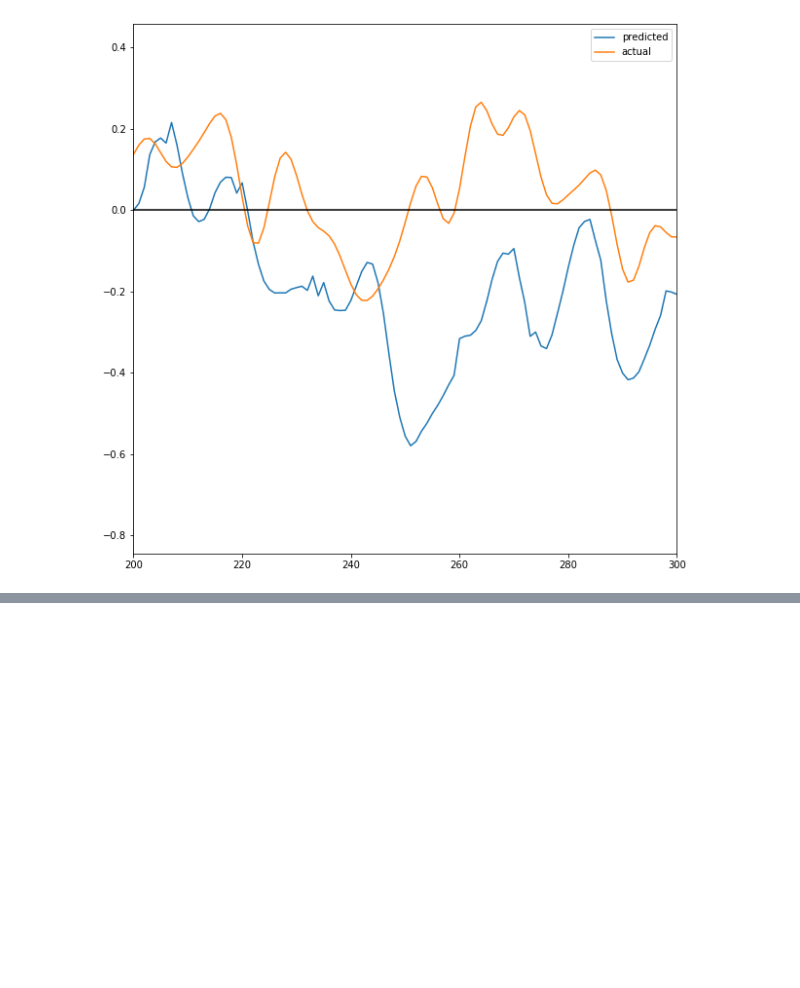
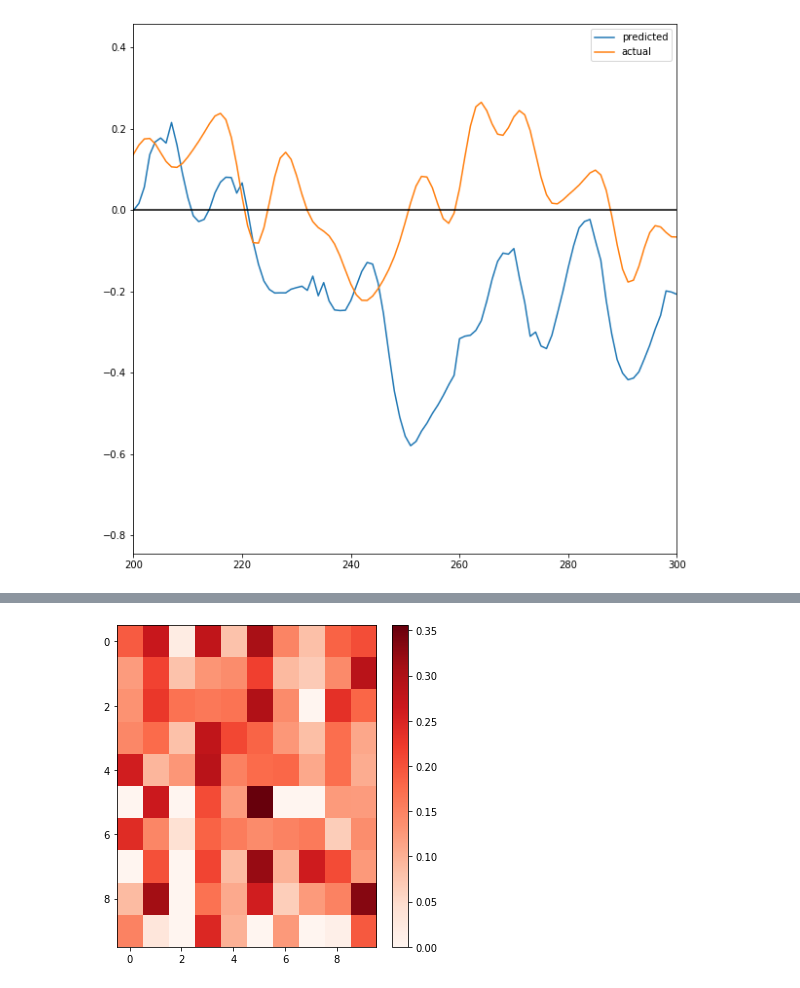
Before and after one commit to maansidesai/eeg_timit_classification, a Jupyter notebook: phonological_feature_classification_via_encoding.ipynb, the cells around one changed output, grey strips where cells are left out. Drawn from its saved outputs; the diff is of its cells as text; code cells hidden in the pictures; blank space fills up the shorter version.

Commit message:
after office hours

```diff
--- a/phonological_feature_classification_via_encoding.ipynb
+++ b/phonological_feature_classification_via_encoding.ipynb
@@ -243,0 +150,13 @@ plt.legend()
+# %%
+# split vStim by sn
+vStim_by_sn = dict()
+for sn in test_set:
+    vStim_temp = stim_dict[sn][0].T
+    vStim_by_sn[sn] = make_delayed(vStim_temp, delays)
+min_len = np.min([vStim_by_sn[sn].shape[0] for sn in vStim_by_sn.keys()])
+print(f"The shortest sentnce is {min_len} samples long")
+for key in vStim_by_sn.keys():
+    vStim_by_sn[key] = vStim_by_sn[key][:min_len,:]
+print("AFTER RESAMPLING:")
+for key in vStim_by_sn.keys():
+    print(key, vStim_by_sn[key].shape) # samp x chan
@@ -243,0 +176,23 @@ plt.legend()
+# %%
+fig = plt.figure(figsize=(5,5))
+correlations = np.zeros((len(test_set),len(test_set)))
+predictions = np.zeros((len(test_set),len(test_set)))
+
+for i,key1 in enumerate(test_set):
+    for ii,key2 in enumerate(test_set):
+        comparison = f'{key1}-{key2}'
+        correlations[i,ii] = predict_response(
+            weights, vStim_by_sn[key1], vResp_by_sn[key2])[0].mean()
+#     print(key, corr_by_sn[key].mean())
+plt.imshow(correlations,vmin=0,vmax=correlations.max(),aspect='auto',cmap=cm.Reds);
+plt.colorbar();
+plt.tight_layout();
+
+
+# highest_corr = np.max([corr_by_sn[key].mean() for key in corr_by_sn.keys()])
+
+# classified_sn = [key for key in corr_by_sn.keys() if corr_by_sn[key].mean() == highest_corr][0]
+
+# print(f'The predicted sentence is {classified_sn} with a correlation of {highest_corr}.')
+# %% [output]
+[figure, added]
```
Also changed, not shown: parts of 13 cells of this notebook.
